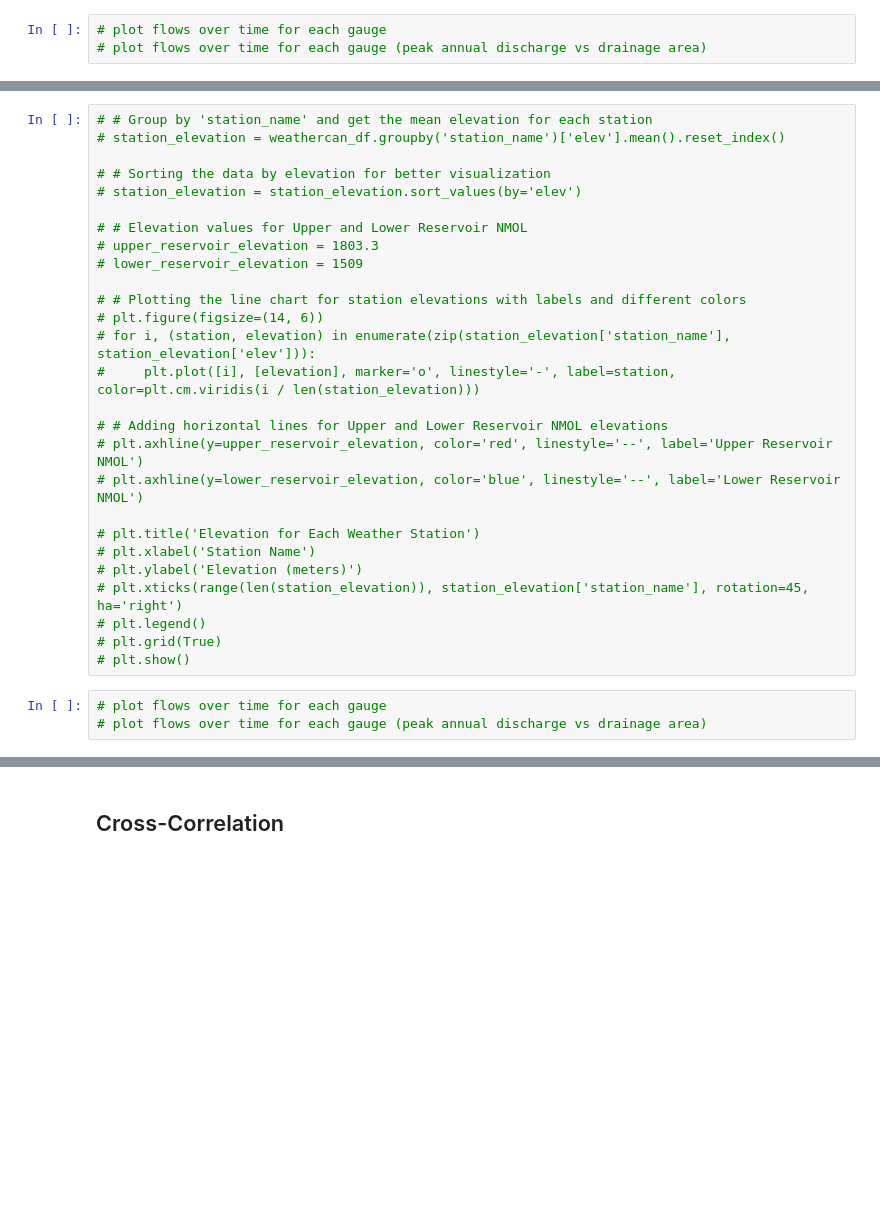
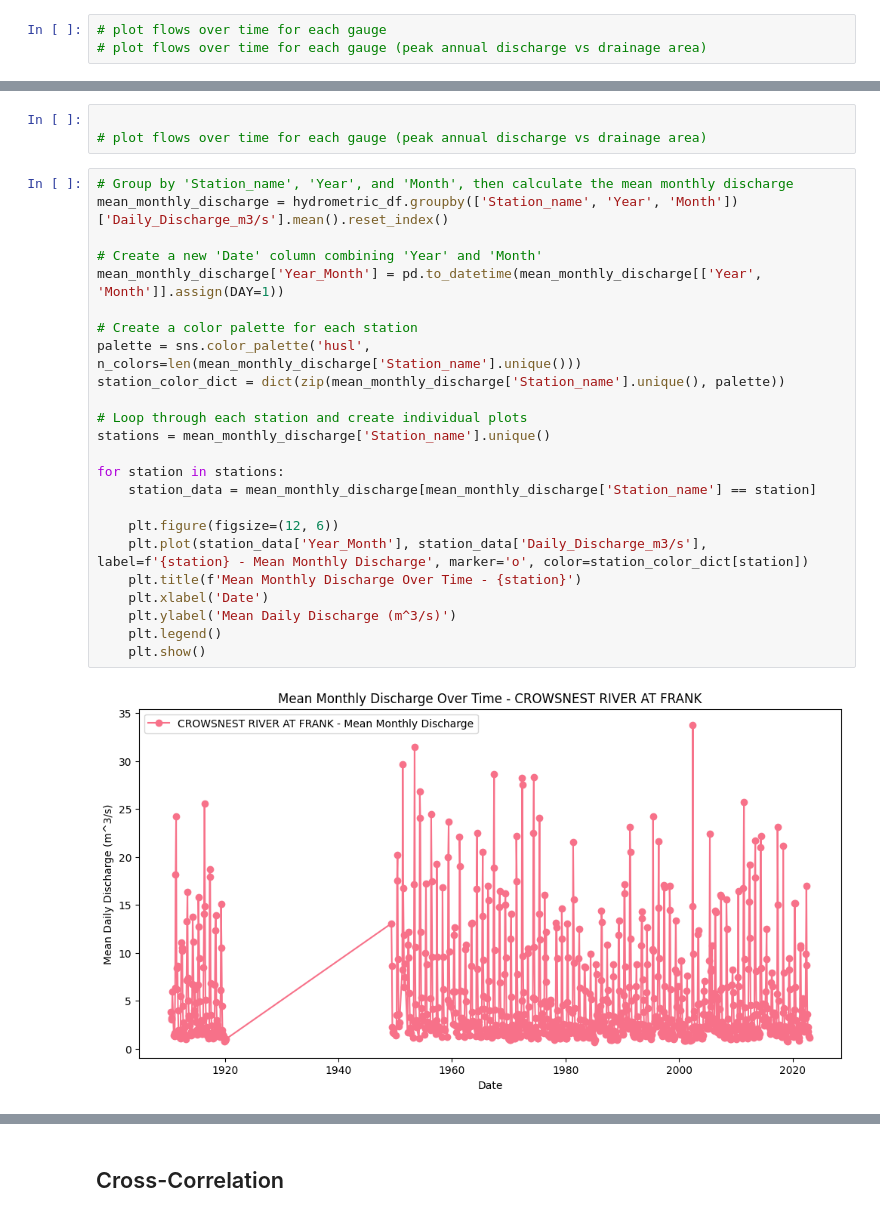
Before and after one commit to moniquebeaulieu/TM_PHES, a Jupyter notebook: EDA.ipynb, the cells around one changed output, grey strips where cells are left out. Saved outputs shown, nothing was run; the diff lists cells and outputs as text; blank space fills up the shorter version.

```diff
--- a/EDA.ipynb
+++ b/EDA.ipynb
@@ -459,30 +473,29 @@ plt.show()
-# %%
-# # Group by 'station_name' and get the mean elevation for each station
-# station_elevation = weathercan_df.groupby('station_name')['elev'].mean().reset_index()
-
-# # Sorting the data by elevation for better visualization
-# station_elevation = station_elevation.sort_values(by='elev')
-
-# # Elevation values for Upper and Lower Reservoir NMOL
-# upper_reservoir_elevation = 1803.3
-# lower_reservoir_elevation = 1509
-
-# # Plotting the line chart for station elevations with labels and different colors
-# plt.figure(figsize=(14, 6))
-# for i, (station, elevation) in enumerate(zip(station_elevation['station_name'], station_elevation['elev'])):
-#     plt.plot([i], [elevation], marker='o', linestyle='-', label=station, color=plt.cm.viridis(i / len(station_elevation)))
-
-# # Adding horizontal lines for Upper and Lower Reservoir NMOL elevations
-# plt.axhline(y=upper_reservoir_elevation, color='red', linestyle='--', label='Upper Reservoir NMOL')
-# plt.axhline(y=lower_reservoir_elevation, color='blue', linestyle='--', label='Lower Reservoir NMOL')
-
-# plt.title('Elevation for Each Weather Station')
-# plt.xlabel('Station Name')
-# plt.ylabel('Elevation (meters)')
-# plt.xticks(range(len(station_elevation)), station_elevation['station_name'], rotation=45, ha='right')
-# plt.legend()
-# plt.grid(True)
-# plt.show()
 # %%
-# plot flows over time for each gauge
+
 # plot flows over time for each gauge (peak annual discharge vs drainage area)
+# %%
+# Group by 'Station_name', 'Year', and 'Month', then calculate the mean monthly discharge
+mean_monthly_discharge = hydrometric_df.groupby(['Station_name', 'Year', 'Month'])['Daily_Discharge_m3/s'].mean().reset_index()
+
+# Create a new 'Date' column combining 'Year' and 'Month'
+mean_monthly_discharge['Year_Month'] = pd.to_datetime(mean_monthly_discharge[['Year', 'Month']].assign(DAY=1))
+
+# Create a color palette for each station
+palette = sns.color_palette('husl', n_colors=len(mean_monthly_discharge['Station_name'].unique()))
+station_color_dict = dict(zip(mean_monthly_discharge['Station_name'].unique(), palette))
+
+# Loop through each station and create individual plots
+stations = mean_monthly_discharge['Station_name'].unique()
+
+for station in stations:
+    station_data = mean_monthly_discharge[mean_monthly_discharge['Station_name'] == station]
+
+    plt.figure(figsize=(12, 6))
+    plt.plot(station_data['Year_Month'], station_data['Daily_Discharge_m3/s'], label=f'{station} - Mean Monthly Discharge', marker='o', color=station_color_dict[station])
+    plt.title(f'Mean Monthly Discharge Over Time - {station}')
+    plt.xlabel('Date')
+    plt.ylabel('Mean Daily Discharge (m^3/s)')
+    plt.legend()
+    plt.show()
+# %% [output]
+[figure, added]
```
Also changed, not shown: parts of 10 cells of this notebook, 1 other file.
